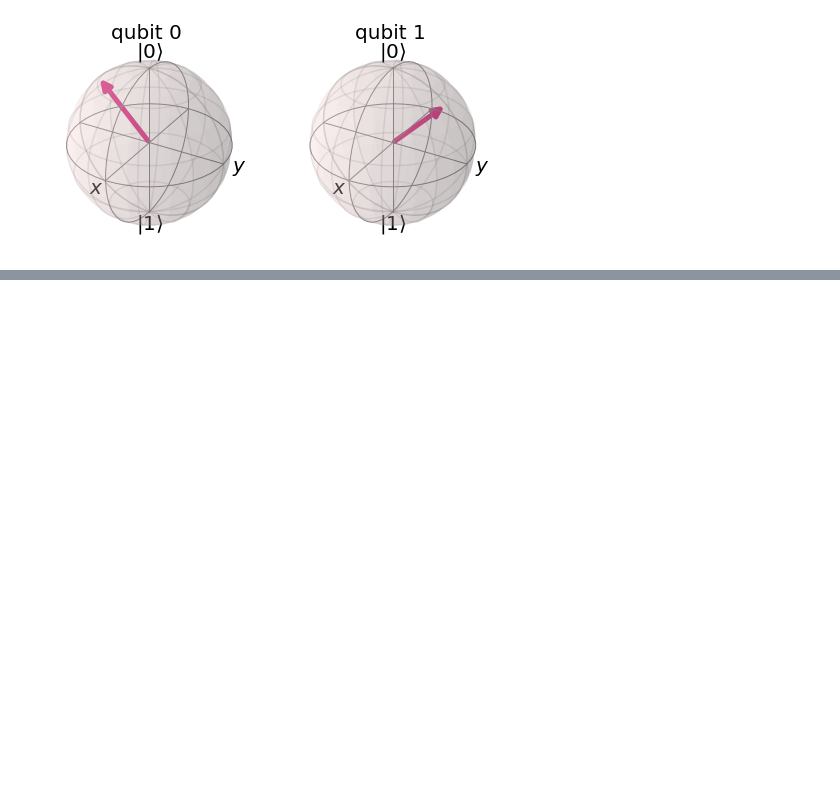
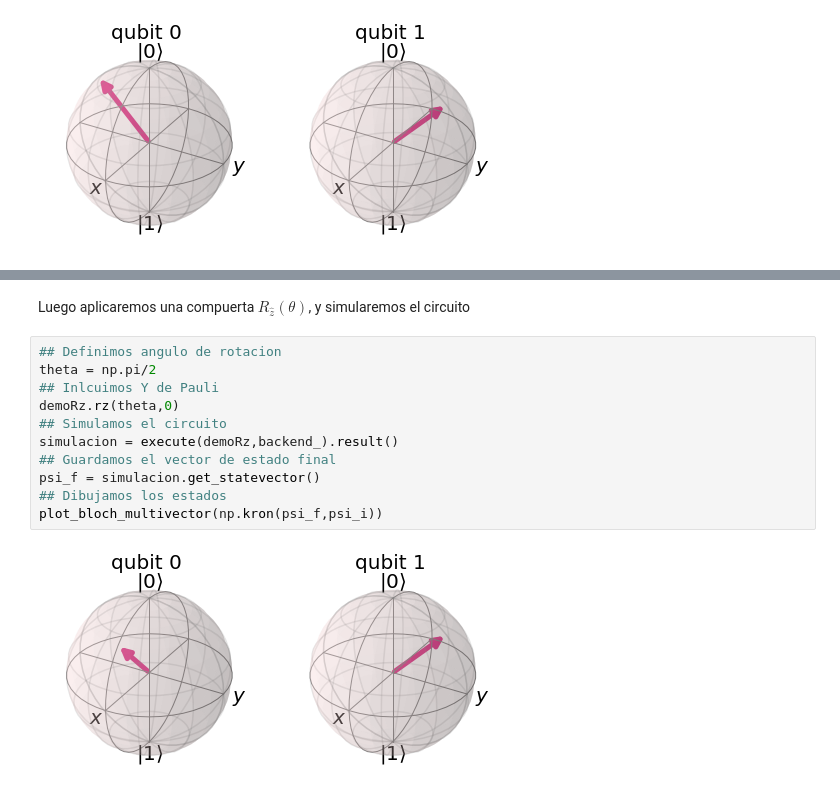
Before and after one commit to QC-FEM/QC-CrashCourse, a Jupyter notebook: Lec_3_BlochSphere/Lec_3_BlochSphere.ipynb, the cells around one changed output, grey strips where cells are left out. Saved outputs shown, nothing was run; the diff lists cells and outputs as text; blank space fills up the shorter version.

```diff
--- a/Lec_2_BlochSphere/Lec_2_BlochSphere.ipynb
+++ b/Lec_3_BlochSphere/Lec_3_BlochSphere.ipynb
@@ -339,0 +346,15 @@ Siendo $\hat{n}$ un *vector unitario real*.
+# %% [markdown]
+Luego aplicaremos una compuerta $R_{\hat{z}}(\theta)$, y simularemos el circuito
+# %%
+## Definimos angulo de rotacion
+theta = np.pi/2
+## Inlcuimos Y de Pauli
+demoRz.rz(theta,0)
+## Simulamos el circuito
+simulacion = execute(demoRz,backend_).result()
+## Guardamos el vector de estado final
+psi_f = simulacion.get_statevector()
+## Dibujamos los estados
+plot_bloch_multivector(np.kron(psi_f,psi_i))
+# %% [output]
+[figure, added]
```
Also changed, not shown: parts of 18 cells of this notebook, 1 other file.
